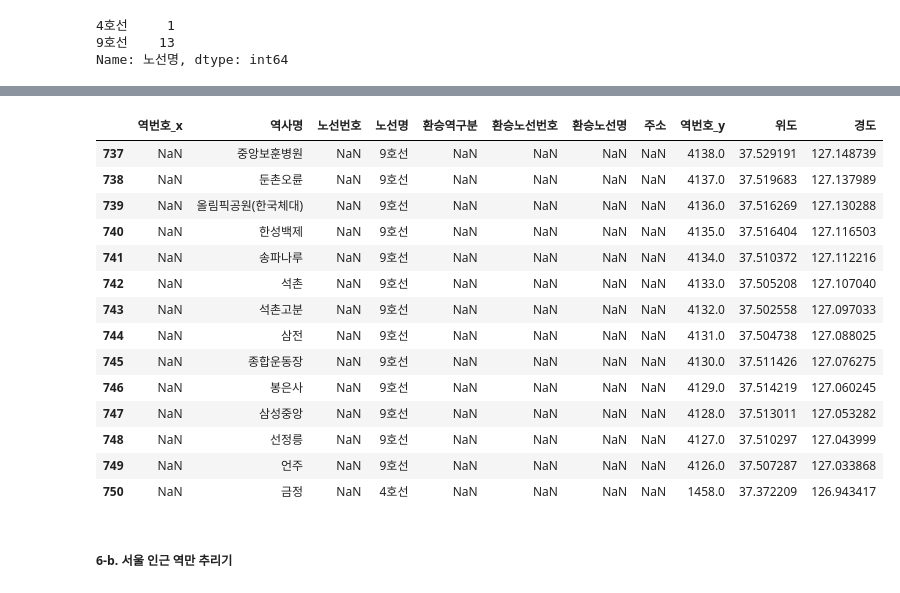
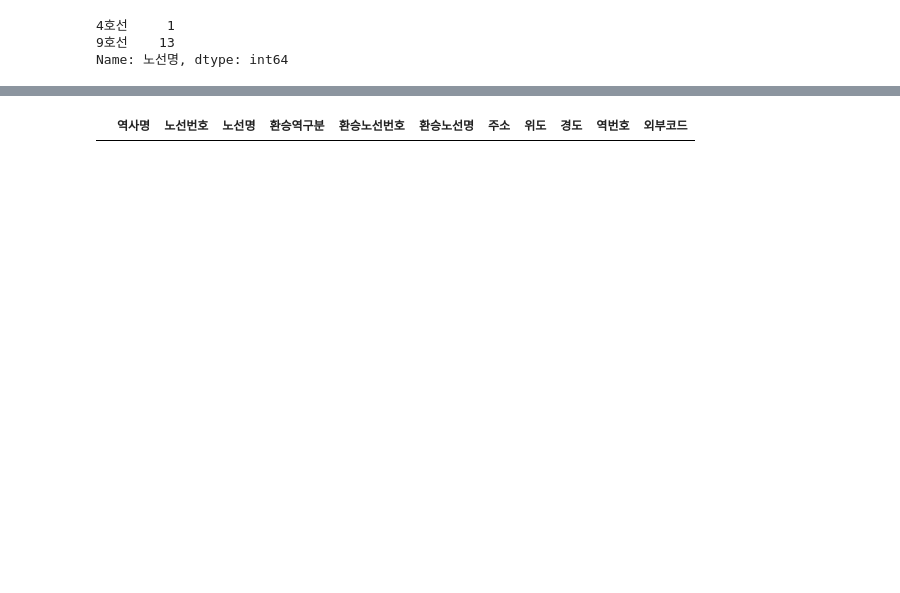
Before and after one commit to 23-1-CauCapstone-Team3/DataPreprocessing, a Jupyter notebook: train/station.ipynb, the cells around one changed output, grey strips where cells are left out. Cells and saved outputs as stored; diff of their text form; code cells hidden in the pictures; blank space fills up the shorter version.

```diff
--- a/train/station.ipynb
+++ b/train/station.ipynb
@@ -1622,0 +1734,10 @@ station_result
+# %%
+# 역번호 없음 (어차피 필요 없음)
+station_num_name_seoul[station_num_name_seoul["역사명"] == "도라산"]
+
+# 정보 수동 입력해서 추가해주기
+station_result.loc[767] = ["도라산", np.NaN, "경의중앙선", np.NaN,
+                           np.NaN, np.NaN, "경기도 파주시 장단면 희망로 307", 37.898307, 126.709193, np.NaN, np.NaN]
+
+# 재확인
+station_result[station_result["역사명"] == "도라산"]
@@ -1622,0 +1757,10 @@ station_result
+# %%
+# 역번호 1305
+station_num_name_seoul[station_num_name_seoul["역사명"] == "광운대"]
+
+# 정보 수동 입력해서 추가해주기
+station_result.loc[768] = ["광운대", np.NaN, "경춘선", np.NaN,
+                           np.NaN, np.NaN, "서울특별시 노원구 석계로 98-2", 37.623986, 127.061956, "1305", np.NaN]
+
+# 재확인
+station_result[station_result["역사명"] == "광운대"]
@@ -1654,37 +1857,21 @@ station_result[station_result['주소'].isnull()]
 # %%
 # 수동으로 추가
-station_result.iloc[737, 7] = '서울특별시 강동구 둔촌동 8-1'
-station_result.iloc[738, 7] = '서울특별시 강동구 둔촌동 227-7'
-station_result.iloc[739, 7] = '서울특별시 송파구 방이동 89-28'
-station_result.iloc[740, 7] = '서울특별시 송파구 방이동 88-17'
-station_result.iloc[741, 7] = '서울특별시 송파구 방이동 2'
-station_result.iloc[742, 7] = '서울특별시 송파구 석촌동 209'
-station_result.iloc[743, 7] = '서울특별시 송파구 삼전동 157-1'
-station_result.iloc[744, 7] = '서울특별시 송파구 잠실동 347'
-station_result.iloc[745, 7] = '서울특별시 송파구 잠실동 123'
-station_result.iloc[746, 7] = '서울특별시 강남구 삼성동 172'
-station_result.iloc[747, 7] = '서울특별시 강남구 삼성동 111-147'
-station_result.iloc[748, 7] = '서울특별시 강남구 삼성동 111-114'
-station_result.iloc[749, 7] = '서울특별시 강남구 논현동 279-165'
-station_result.iloc[750, 7] = '경기도 군포시 군포로 750'
+station_result.iloc[722, 6] = '서울특별시 강동구 둔촌동 8-1'
+station_result.iloc[723, 6] = '서울특별시 강동구 둔촌동 227-7'
+station_result.iloc[724, 6] = '서울특별시 송파구 방이동 89-28'
+station_result.iloc[725, 6] = '서울특별시 송파구 방이동 88-17'
+station_result.iloc[726, 6] = '서울특별시 송파구 방이동 2'
+station_result.iloc[727, 6] = '서울특별시 송파구 석촌동 209'
+station_result.iloc[728, 6] = '서울특별시 송파구 삼전동 157-1'
+station_result.iloc[729, 6] = '서울특별시 송파구 잠실동 347'
+station_result.iloc[730, 6] = '서울특별시 송파구 잠실동 123'
+station_result.iloc[731, 6] = '서울특별시 강남구 삼성동 172'
+station_result.iloc[732, 6] = '서울특별시 강남구 삼성동 111-147'
+station_result.iloc[733, 6] = '서울특별시 강남구 삼성동 111-114'
+station_result.iloc[734, 6] = '서울특별시 강남구 논현동 279-165'
+station_result.iloc[735, 6] = '경기도 군포시 군포로 750'
 
 # 확인 결과, 주소 결측값 없음
 station_result[station_result['주소'].isnull()]
 # %% [output]
-|  | 역번호_x | 역사명 | 노선번호 | 노선명 | 환승역구분 | 환승노선번호 | 환승노선명 | 주소 | 역번호_y | 위도 | 경도 |
-| 737 | NaN | 중앙보훈병원 | NaN | 9호선 | NaN | NaN | NaN | NaN | 4138.0 | 37.529191 | 127.148739 |
-| 738 | NaN | 둔촌오륜 | NaN | 9호선 | NaN | NaN | NaN | NaN | 4137.0 | 37.519683 | 127.137989 |
-| 739 | NaN | 올림픽공원(한국체대) | NaN | 9호선 | NaN | NaN | NaN | NaN | 4136.0 | 37.516269 | 127.130288 |
-| 740 | NaN | 한성백제 | NaN | 9호선 | NaN | NaN | NaN | NaN | 4135.0 | 37.516404 | 127.116503 |
-| 741 | NaN | 송파나루 | NaN | 9호선 | NaN | NaN | NaN | NaN | 4134.0 | 37.510372 | 127.112216 |
-| 742 | NaN | 석촌 | NaN | 9호선 | NaN | NaN | NaN | NaN | 4133.0 | 37.505208 | 127.107040 |
-| 743 | NaN | 석촌고분 | NaN | 9호선 | NaN | NaN | NaN | NaN | 4132.0 | 37.502558 | 127.097033 |
-| 744 | NaN | 삼전 | NaN | 9호선 | NaN | NaN | NaN | NaN | 4131.0 | 37.504738 | 127.088025 |
-| 745 | NaN | 종합운동장 | NaN | 9호선 | NaN | NaN | NaN | NaN | 4130.0 | 37.511426 | 127.076275 |
-| 746 | NaN | 봉은사 | NaN | 9호선 | NaN | NaN | NaN | NaN | 4129.0 | 37.514219 | 127.060245 |
-| 747 | NaN | 삼성중앙 | NaN | 9호선 | NaN | NaN | NaN | NaN | 4128.0 | 37.513011 | 127.053282 |
-| 748 | NaN | 선정릉 | NaN | 9호선 | NaN | NaN | NaN | NaN | 4127.0 | 37.510297 | 127.043999 |
-| 749 | NaN | 언주 | NaN | 9호선 | NaN | NaN | NaN | NaN | 4126.0 | 37.507287 | 127.033868 |
-| 750 | NaN | 금정 | NaN | 4호선 | NaN | NaN | NaN | NaN | 1458.0 | 37.372209 | 126.943417 |
+|  | 역사명 | 노선번호 | 노선명 | 환승역구분 | 환승노선번호 | 환승노선명 | 주소 | 위도 | 경도 | 역번호 | 외부코드 |
-# %% [markdown]
-##### 6-b. 서울 인근 역만 추리기
```
Also changed, not shown: parts of 44 cells of this notebook, 1 other file.
